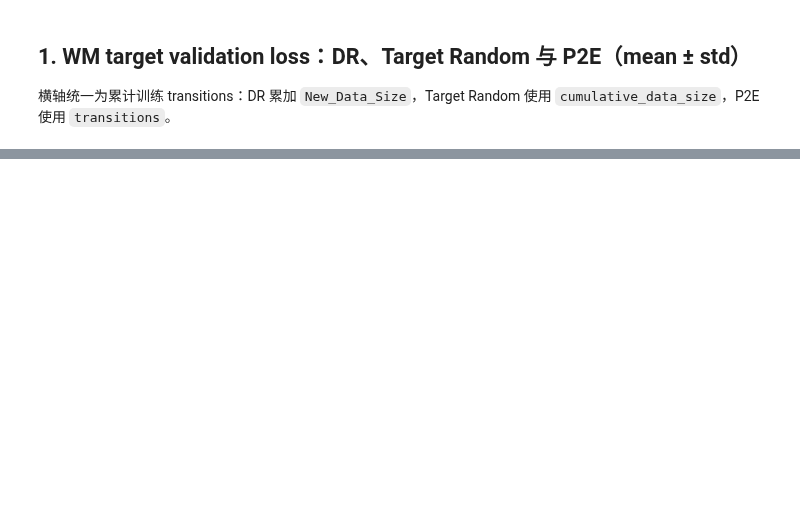
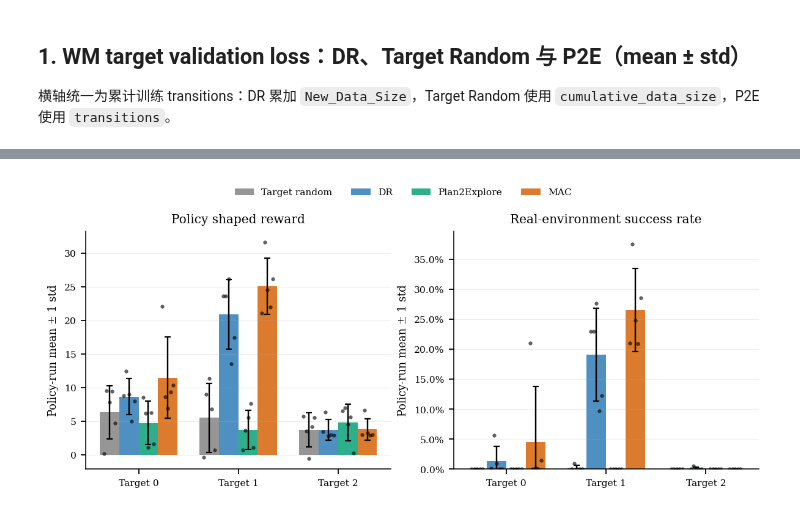
Before and after one commit to Sveali41/curriculum_world_model_learning, a Jupyter notebook: trainer/plot_seed_comparison.ipynb, the cells around one changed output, grey strips where cells are left out. Cells and saved outputs as stored; diff of their text form; code cells hidden in the pictures; blank space fills up the shorter version.

```diff
--- a/trainer/plot_seed_comparison.ipynb
+++ b/trainer/plot_seed_comparison.ipynb
@@ -209,0 +303,83 @@ display([
+# %%
+policy_run_ranking = (
+    policy_df[policy_df['method'].isin(['dr', 'mac'])]
+    .groupby(['method', 'wm_seed', 'policy_seed'], as_index=False)[metric_cols]
+    .mean()
+)
+dr_selected_runs = (policy_run_ranking[policy_run_ranking['method'] == 'dr']
+                    .sort_values(['success_rate', 'mean_reward', 'wm_seed', 'policy_seed'],
+                                 ascending=[True, True, True, True]).head(5))
+mac_selected_runs = (policy_run_ranking[policy_run_ranking['method'] == 'mac']
+                     .sort_values(['success_rate', 'mean_reward', 'wm_seed', 'policy_seed'],
+                                  ascending=[False, False, True, True]).head(5))
+selected5_parts = [policy_df[policy_df['method'].isin(['target', 'p2e'])].copy()]
+for selected_runs in [dr_selected_runs, mac_selected_runs]:
+    method = selected_runs['method'].iloc[0]
+    selected5_parts.append(
+        policy_df[policy_df['method'] == method].merge(
+            selected_runs[['wm_seed', 'policy_seed']], on=['wm_seed', 'policy_seed'], how='inner'
+        )
+    )
+selected5_policy = pd.concat(selected5_parts, ignore_index=True)
+selected5_counts = selected5_policy.groupby(['method', 'target']).size()
+if set(selected5_counts.tolist()) != {5}:
+    raise ValueError(f'Expected five runs per method/target, got: {selected5_counts.to_dict()}')
+selected5_summary = (selected5_policy.groupby(['method', 'target'])
+                     .agg(mean_reward=('mean_reward', 'mean'),
+                          std_reward=('mean_reward', 'std'),
+                          success_rate=('success_rate', 'mean'),
+                          std_success_rate=('success_rate', 'std'))
+                     .reset_index().set_index(['method', 'target']))
+selected5_labels = {
+    'target': 'Target random', 'dr': 'DR',
+    'p2e': 'Plan2Explore', 'mac': 'MAC',
+}
+
+fig, axes = plt.subplots(1, 2, figsize=(7.4, 3.15), dpi=160)
+for method_idx, method in enumerate(methods):
+    offset = (method_idx - (len(methods) - 1) / 2.0) * width
+    method_stats = selected5_summary.loc[method]
+    reward_mean = np.asarray([method_stats.loc[t, 'mean_reward'] for t in targets])
+    reward_std = np.asarray([method_stats.loc[t, 'std_reward'] for t in targets])
+    success_mean = np.asarray([method_stats.loc[t, 'success_rate'] for t in targets])
+    success_std = np.asarray([method_stats.loc[t, 'std_success_rate'] for t in targets])
+    centers = x + (method_idx - (len(methods) - 1) / 2.0) * width
+    axes[0].bar(centers, reward_mean, width=width, yerr=reward_std, capsize=2.2,
+                color=method_colors.get(method), alpha=0.82, label=selected5_labels[method])
+    axes[1].bar(centers, success_mean, width=width, yerr=success_std, capsize=2.2,
+                color=method_colors.get(method), alpha=0.82)
+    for target_idx, target in enumerate(targets):
+        points = selected5_policy[(selected5_policy['method'] == method) &
+                                  (selected5_policy['target'] == target)]
+        jitter = np.linspace(-0.28 * width, 0.28 * width, len(points))
+        axes[0].scatter(centers[target_idx] + jitter, points['mean_reward'],
+                        s=8, color='black', alpha=0.62, linewidths=0, zorder=3)
+        axes[1].scatter(centers[target_idx] + jitter, points['success_rate'],
+                        s=8, color='black', alpha=0.62, linewidths=0, zorder=3)
+
+axes[0].set_title('Policy shaped reward')
+axes[0].set_ylabel('Policy-run mean ± 1 std')
+axes[1].set_title('Real-environment success rate')
+axes[1].set_ylabel('Policy-run mean ± 1 std')
+axes[1].yaxis.set_major_formatter(PercentFormatter(1.0))
+axes[1].set_ylim(bottom=0.0)
+for ax in axes:
+    ax.set_xticks(x, target_labels)
+    ax.grid(axis='y', alpha=0.22, linewidth=0.5)
+    ax.spines['top'].set_visible(False)
+    ax.spines['right'].set_visible(False)
+fig.legend(*axes[0].get_legend_handles_labels(), loc='upper center', ncol=len(methods),
+           frameon=False, bbox_to_anchor=(0.5, 1.02))
+fig.tight_layout(rect=(0, 0, 1, 0.93), pad=0.6)
+SELECTED5_POLICY_FIG = POLICY_FIG_DIR / 'policy_baseline_selected5_comparison.png'
+fig.savefig(SELECTED5_POLICY_FIG, dpi=300, bbox_inches='tight')
+plt.show()
+print('DR selected (wm_seed, policy_seed):',
+      list(map(tuple, dr_selected_runs[['wm_seed', 'policy_seed']].astype(int).to_numpy())))
+print('MAC selected (wm_seed, policy_seed):',
+      list(map(tuple, mac_selected_runs[['wm_seed', 'policy_seed']].astype(int).to_numpy())))
+print('Saved:', SELECTED5_POLICY_FIG)
+display(pd.concat([dr_selected_runs.assign(selection='DR worst 5'),
+                   mac_selected_runs.assign(selection='MAC best 5')], ignore_index=True))
+# %% [output]
+[figure, added]
```
Also changed, not shown: parts of 16 cells of this notebook, 16 other files.
